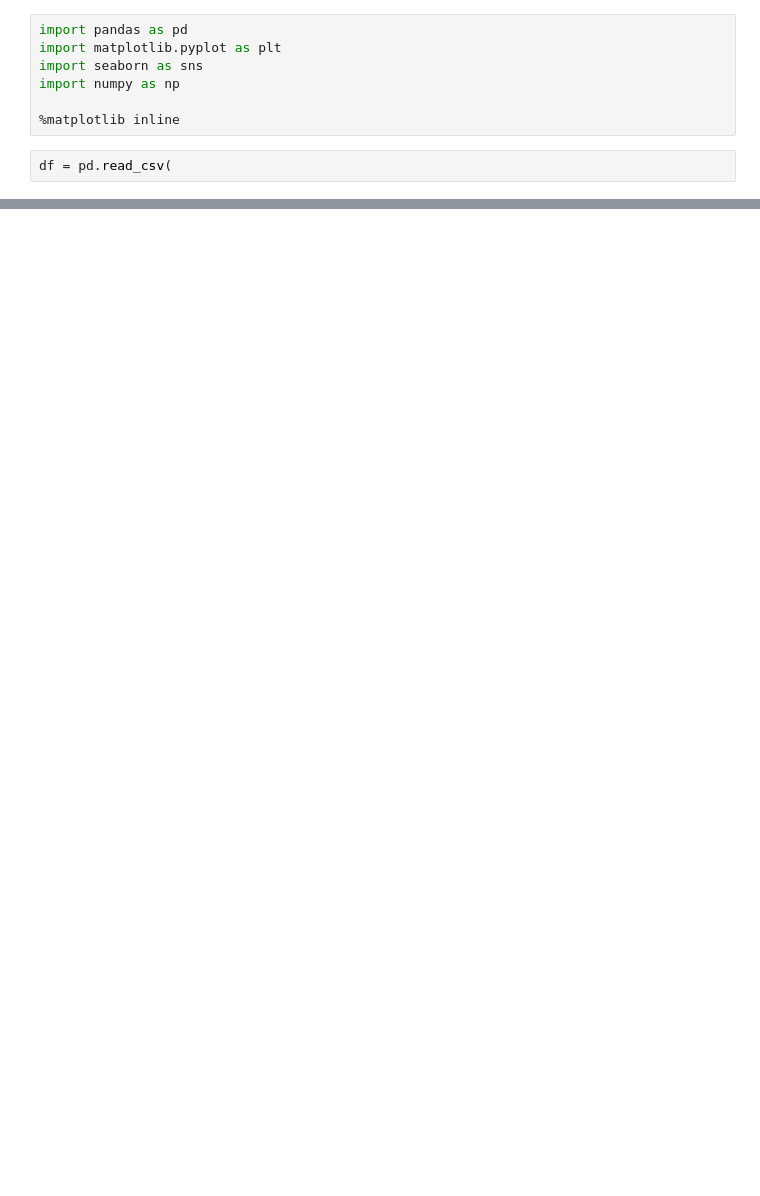
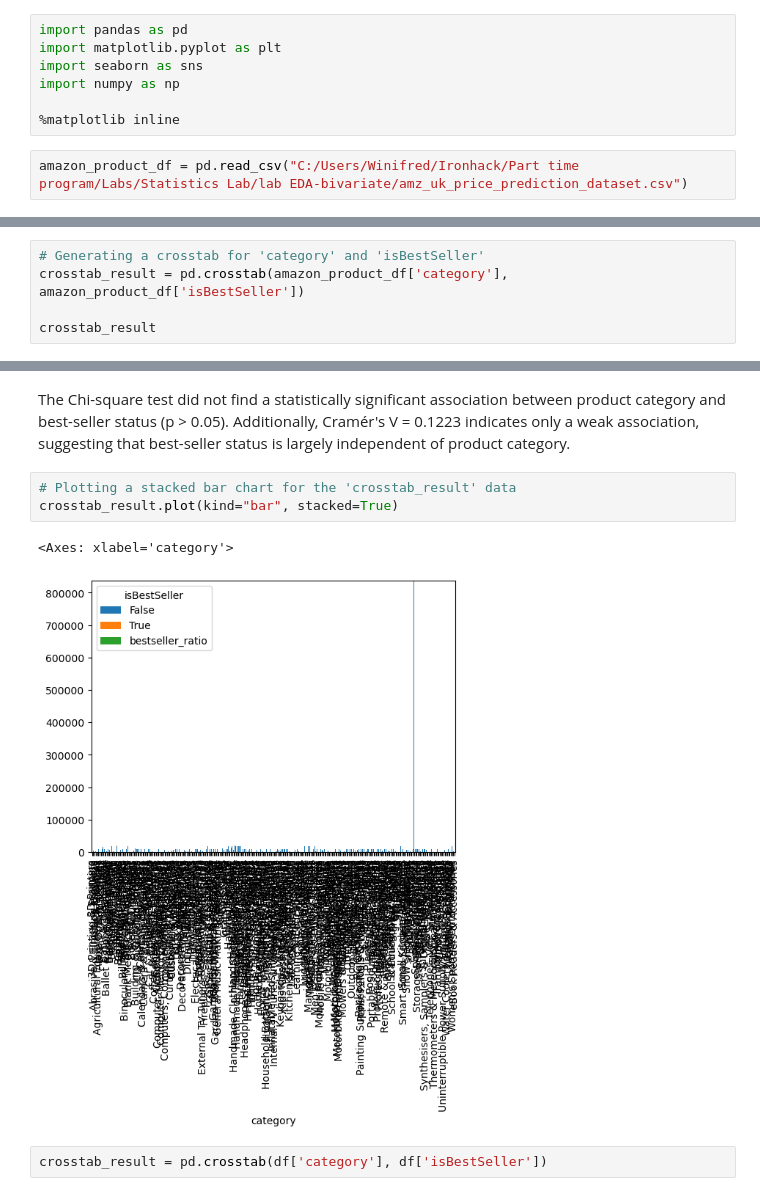
Before and after one commit to winifredpaul/lab-eda-bivariate, a Jupyter notebook: lab-eda-bivariate.ipynb, the cells around one changed output, grey strips where cells are left out. Saved outputs shown, nothing was run; the diff lists cells and outputs as text; blank space fills up the shorter version.

```diff
--- a/lab-eda-bivariate.ipynb
+++ b/lab-eda-bivariate.ipynb
@@ -6,4 +6,4 @@ import numpy as np
 
 %matplotlib inline
 # %%
-df = pd.read_csv(
+amazon_product_df = pd.read_csv("C:/Users/Winifred/Ironhack/Part time program/Labs/Statistics Lab/lab EDA-bivariate/amz_uk_price_prediction_dataset.csv")
@@ -9,0 +61,5 @@ df = pd.read_csv(
+# %%
+# Generating a crosstab for 'category' and 'isBestSeller'
+crosstab_result = pd.crosstab(amazon_product_df['category'], amazon_product_df['isBestSeller'])
+
+crosstab_result
@@ -9,0 +123,10 @@ df = pd.read_csv(
+# %% [markdown]
+The Chi-square test did not find a statistically significant association between product category and best-seller status (p > 0.05). Additionally, Cramér's V = 0.1223 indicates only a weak association, suggesting that best-seller status is largely independent of product category.
+# %%
+# Plotting a stacked bar chart for the 'crosstab_result' data
+crosstab_result.plot(kind="bar", stacked=True)
+# %% [output]
+<Axes: xlabel='category'>
+[figure, added]
+# %%
+crosstab_result = pd.crosstab(df['category'], df['isBestSeller'])
```
Also changed, not shown: parts of 34 cells of this notebook.
